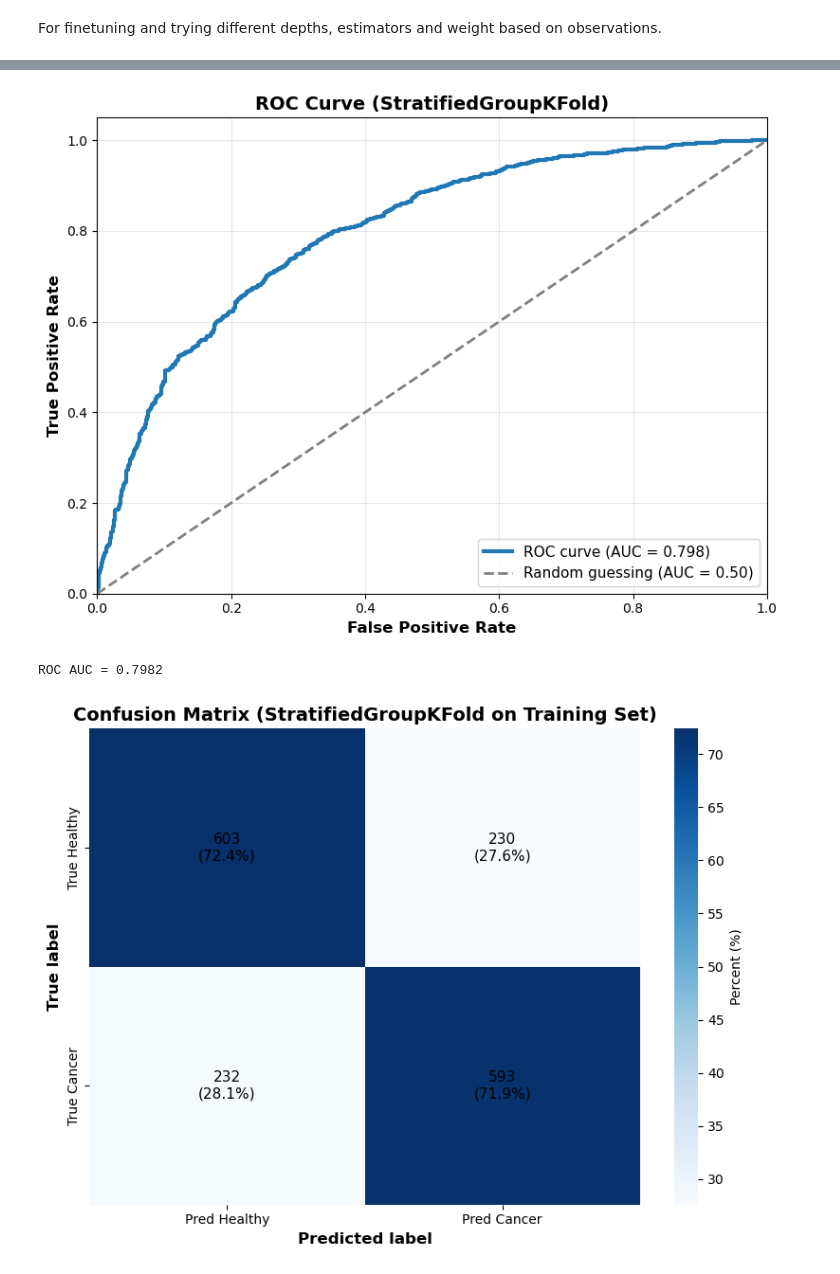
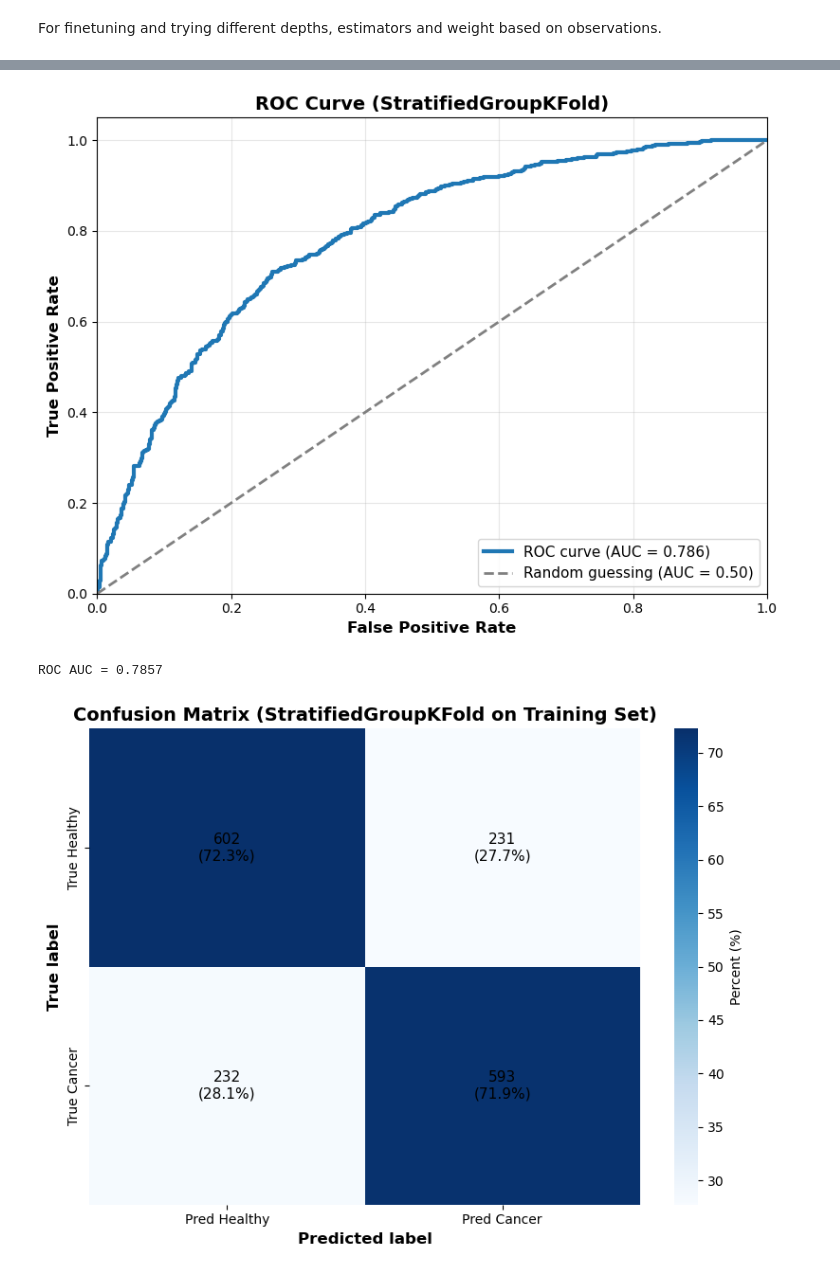
Before and after one commit to FrejaITU/2026_PDS_Whales_Also_Have_Skin_Lesions, a Jupyter notebook: src/Model evaluation/random_forest.ipynb, the cells around one changed output, grey strips where cells are left out. Cells and saved outputs as stored; diff of their text form; code cells hidden in the pictures.

```diff
--- a/src/Model evaluation/random_forest.ipynb
+++ b/src/Model evaluation/random_forest.ipynb
@@ -196,5 +214,5 @@ Std ROC AUC: 0.0333
 # %%
-groups = df["patient_id"]
+groups_train = df.loc[X_train.index, "patient_id"]
 
 cv = StratifiedGroupKFold(
     n_splits=5,
@@ -205,10 +223,13 @@ cv = StratifiedGroupKFold(
 y_true_all = []
 y_proba_all = []
 
-for train_idx, test_idx in cv.split(X_train, y_train, groups):
+for train_idx, test_idx in cv.split(X_train, y_train, groups_train):
 
-    X_tr, X_te = X.iloc[train_idx], X.iloc[test_idx]
-    y_tr, y_te = y.iloc[train_idx], y.iloc[test_idx]
+    X_tr = X_train.iloc[train_idx]
+    X_te = X_train.iloc[test_idx]
+
+    y_tr = y_train.iloc[train_idx]
+    y_te = y_train.iloc[test_idx]
 
     model = RandomForestClassifier(
         n_estimators=500,
@@ -221,35 +242,35 @@ for train_idx, test_idx in cv.split(X_train, y_train, groups):
 
     y_pred_proba = model.predict_proba(X_te)[:, 1]
 
     y_true_all.extend(y_te)
     y_proba_all.extend(y_pred_proba)
 
 y_true_all = np.array(y_true_all)
 y_proba_all = np.array(y_proba_all)
 
 fpr, tpr, thresholds = roc_curve(y_true_all, y_proba_all)
 roc_auc_value = auc(fpr, tpr)
 
 plt.figure(figsize=(8, 6))
 plt.plot(fpr, tpr, color='#1f77b4', linewidth=3,
          label=f'ROC curve (AUC = {roc_auc_value:.3f})')
 plt.plot([0, 1], [0, 1], color='gray', linestyle='--', linewidth=2,
          label='Random guessing (AUC = 0.50)')
 
 plt.xlabel('False Positive Rate', fontsize=12, fontweight='bold')
 plt.ylabel('True Positive Rate', fontsize=12, fontweight='bold')
 plt.title('ROC Curve (StratifiedGroupKFold)', fontsize=14, fontweight='bold')
 plt.legend(loc='lower right', fontsize=11)
 plt.grid(alpha=0.3)
 plt.xlim([0.0, 1.0])
 plt.ylim([0.0, 1.05])
 plt.tight_layout()
 plt.show()
 
 print(f'ROC AUC = {roc_auc_value:.4f}')
 # %% [output]
-[figure, old version]
+[figure, new version]
-ROC AUC = 0.7982
+ROC AUC = 0.7857
 # %%
 cv = StratifiedGroupKFold(
     n_splits=5,
```
Also changed, not shown: parts of 2 cells of this notebook.
